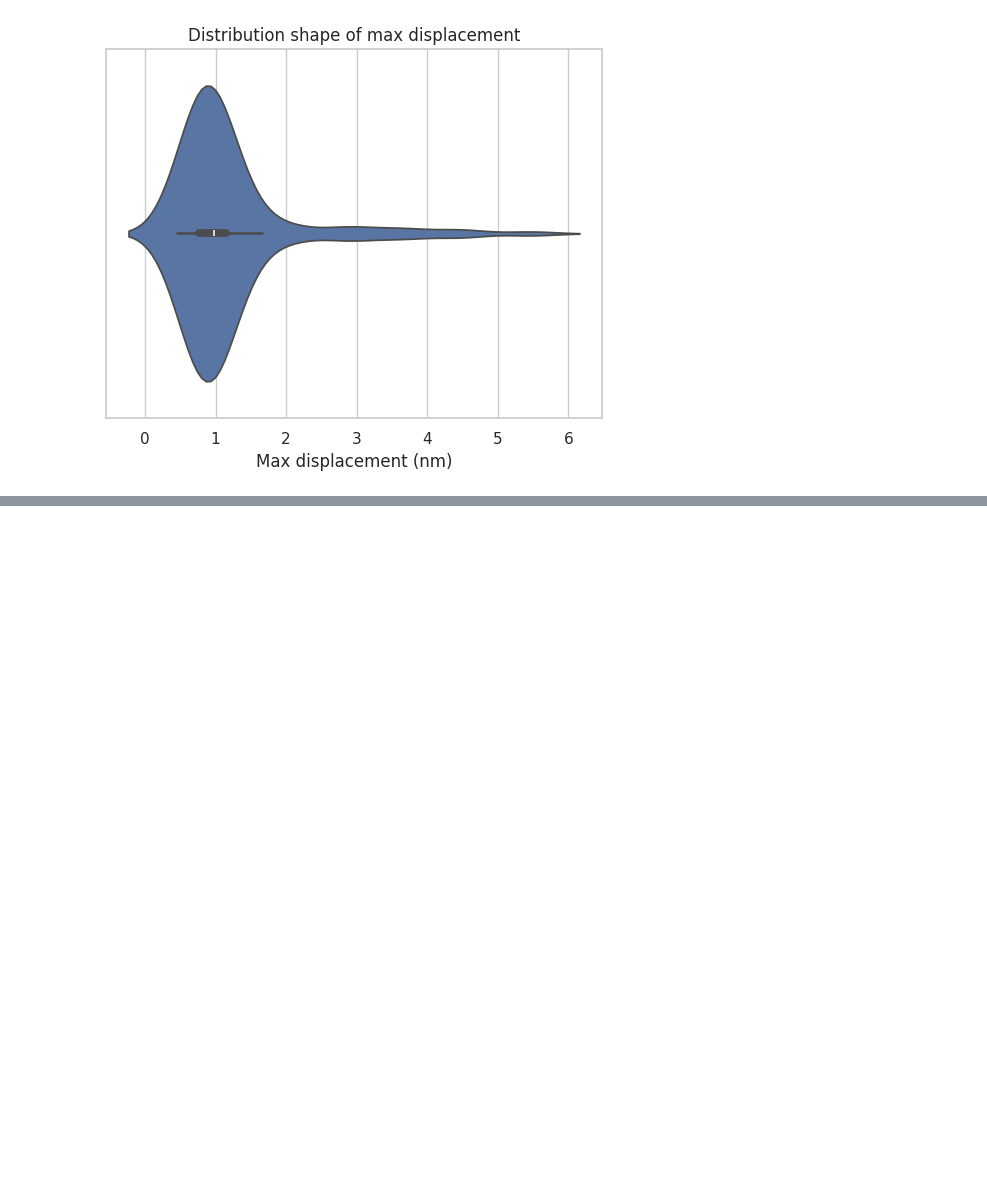
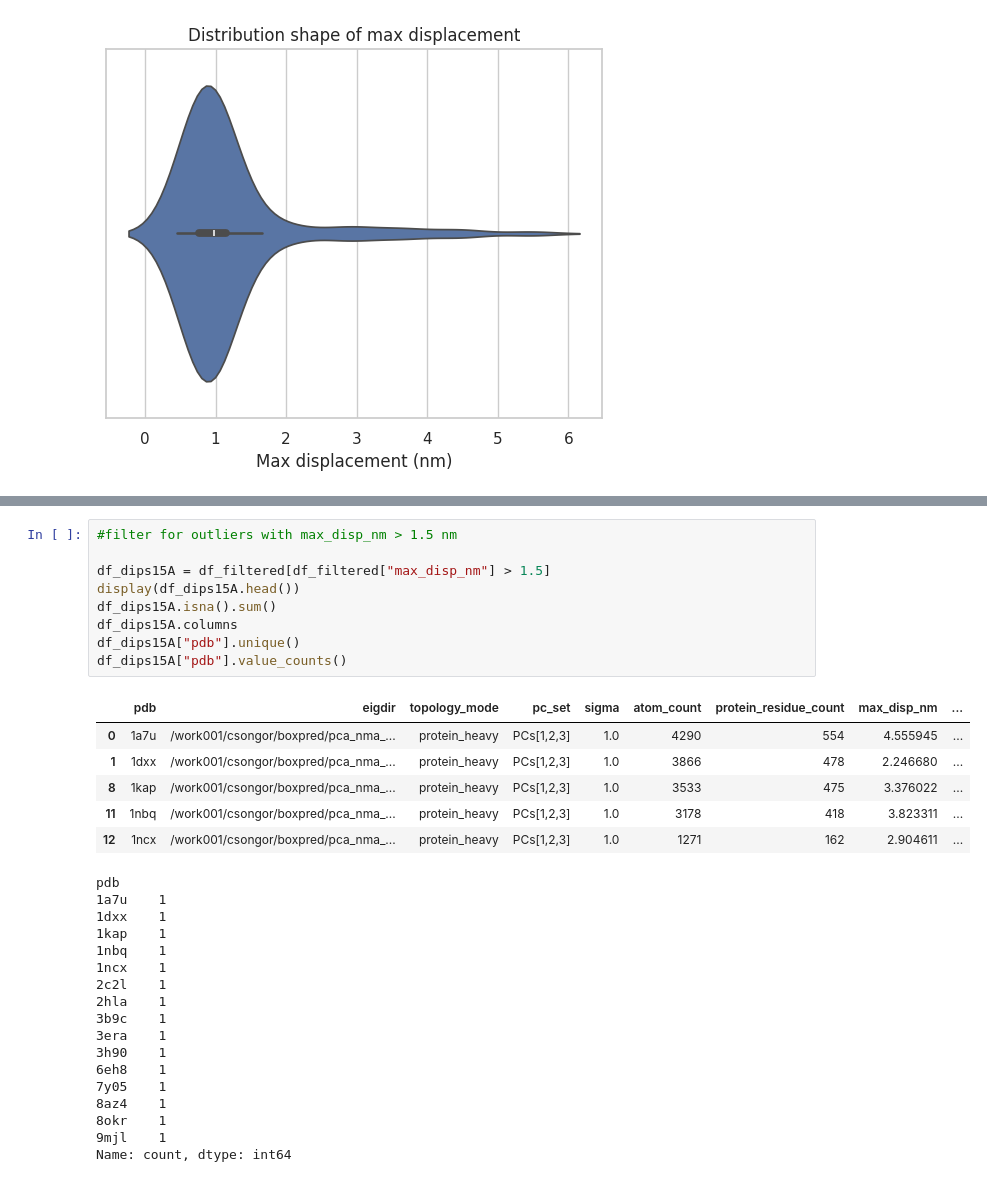
Before and after one commit to csongornemeth/pca_nma_dot_product, a Jupyter notebook: disp_ana.ipynb, the cells around one changed output, grey strips where cells are left out. Saved outputs shown, nothing was run; the diff lists cells and outputs as text; blank space fills up the shorter version.

```diff
--- a/disp_ana.ipynb
+++ b/disp_ana.ipynb
@@ -177,0 +208,33 @@ plt.show()
+# %%
+#filter for outliers with max_disp_nm > 1.5 nm
+
+df_dips15A = df_filtered[df_filtered["max_disp_nm"] > 1.5]
+display(df_dips15A.head())
+df_dips15A.isna().sum()
+df_dips15A.columns
+df_dips15A["pdb"].unique()
+df_dips15A["pdb"].value_counts()
+# %% [output]
+|  | pdb | eigdir | topology_mode | pc_set | sigma | atom_count | protein_residue_count | max_disp_nm | ... |
+| 0 | 1a7u | /work001/csongor/boxpred/pca_nma_... | protein_heavy | PCs[1,2,3] | 1.0 | 4290 | 554 | 4.555945 | ... |
+| 1 | 1dxx | /work001/csongor/boxpred/pca_nma_... | protein_heavy | PCs[1,2,3] | 1.0 | 3866 | 478 | 2.246680 | ... |
+| 8 | 1kap | /work001/csongor/boxpred/pca_nma_... | protein_heavy | PCs[1,2,3] | 1.0 | 3533 | 475 | 3.376022 | ... |
+| 11 | 1nbq | /work001/csongor/boxpred/pca_nma_... | protein_heavy | PCs[1,2,3] | 1.0 | 3178 | 418 | 3.823311 | ... |
+| 12 | 1ncx | /work001/csongor/boxpred/pca_nma_... | protein_heavy | PCs[1,2,3] | 1.0 | 1271 | 162 | 2.904611 | ... |
+pdb
+1a7u    1
+1dxx    1
+1kap    1
+1nbq    1
+1ncx    1
+2c2l    1
+2hla    1
+3b9c    1
+3era    1
+3h90    1
+6eh8    1
+7y05    1
+8az4    1
+8okr    1
+9mjl    1
+Name: count, dtype: int64
```
Also changed, not shown: parts of 5 cells of this notebook.
